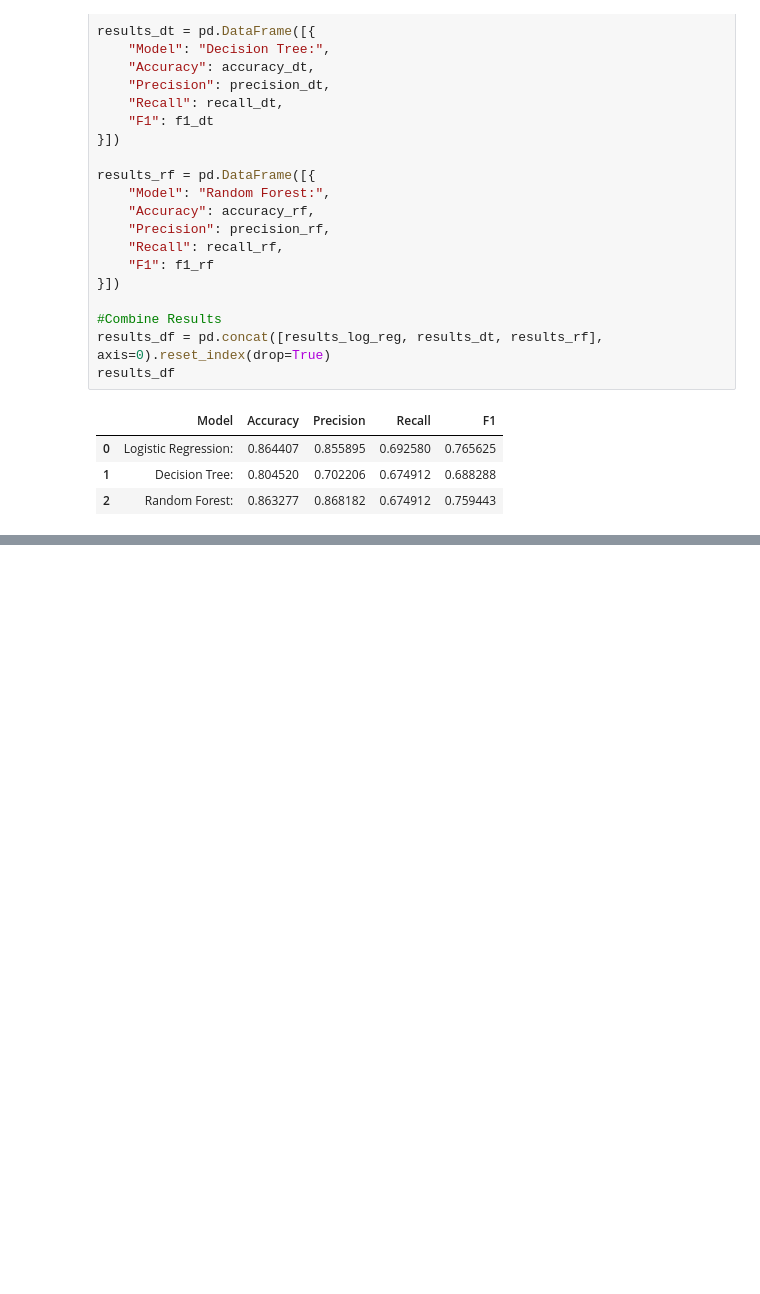
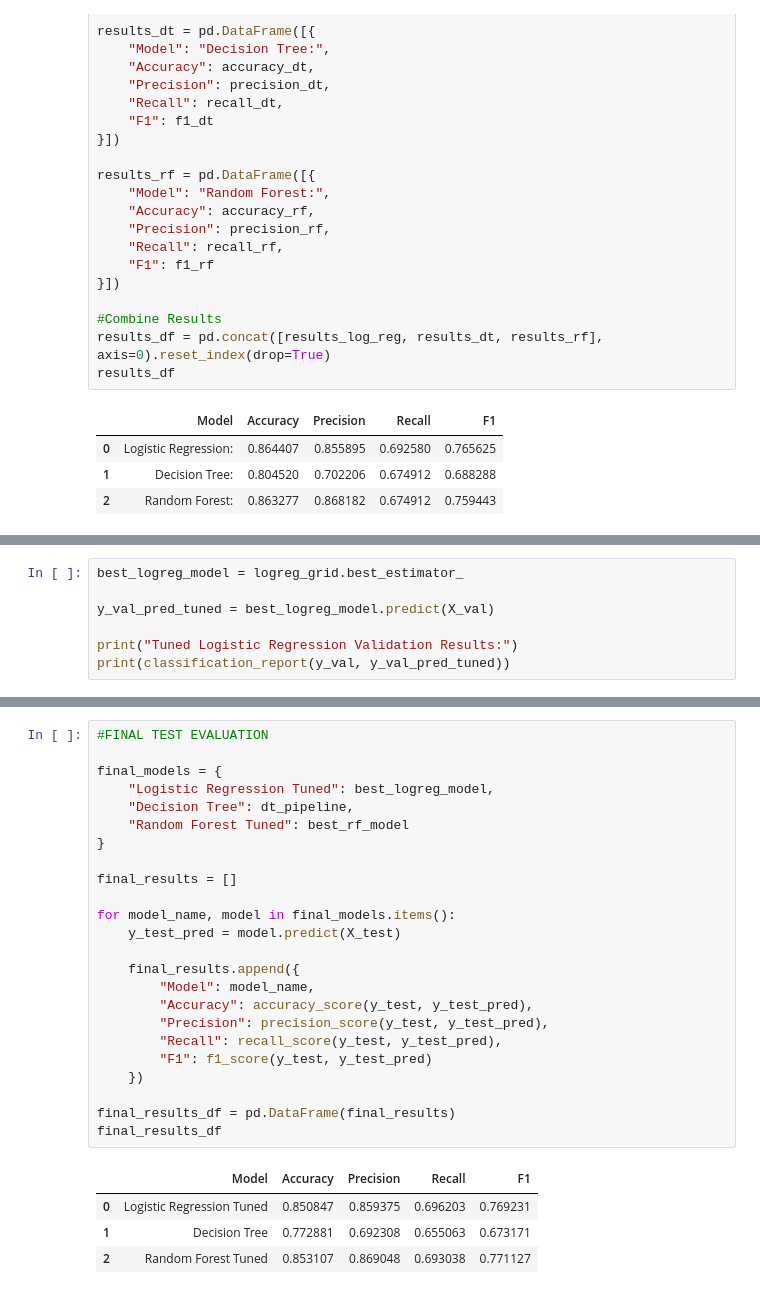
Before and after one commit to Belleairr/student-success-risk-pipeline, a Jupyter notebook: notebooks/03_modeling.ipynb, the cells around one changed output, grey strips where cells are left out. Saved outputs shown, nothing was run; the diff lists cells and outputs as text; blank space fills up the shorter version.

```diff
--- a/notebooks/03_modeling.ipynb
+++ b/notebooks/03_modeling.ipynb
@@ -149,0 +196,7 @@ results_df
+# %%
+best_logreg_model = logreg_grid.best_estimator_
+
+y_val_pred_tuned = best_logreg_model.predict(X_val)
+
+print("Tuned Logistic Regression Validation Results:")
+print(classification_report(y_val, y_val_pred_tuned))
@@ -149,0 +260,29 @@ results_df
+# %%
+#FINAL TEST EVALUATION
+
+final_models = {
+    "Logistic Regression Tuned": best_logreg_model,
+    "Decision Tree": dt_pipeline,
+    "Random Forest Tuned": best_rf_model
+}
+
+final_results = []
+
+for model_name, model in final_models.items():
+    y_test_pred = model.predict(X_test)
+
+    final_results.append({
+        "Model": model_name,
+        "Accuracy": accuracy_score(y_test, y_test_pred),
+        "Precision": precision_score(y_test, y_test_pred),
+        "Recall": recall_score(y_test, y_test_pred),
+        "F1": f1_score(y_test, y_test_pred)
+    })
+
+final_results_df = pd.DataFrame(final_results)
+final_results_df
+# %% [output]
+|  | Model | Accuracy | Precision | Recall | F1 |
+| 0 | Logistic Regression Tuned | 0.850847 | 0.859375 | 0.696203 | 0.769231 |
+| 1 | Decision Tree | 0.772881 | 0.692308 | 0.655063 | 0.673171 |
+| 2 | Random Forest Tuned | 0.853107 | 0.869048 | 0.693038 | 0.771127 |
```
Also changed, not shown: parts of 17 cells of this notebook.
